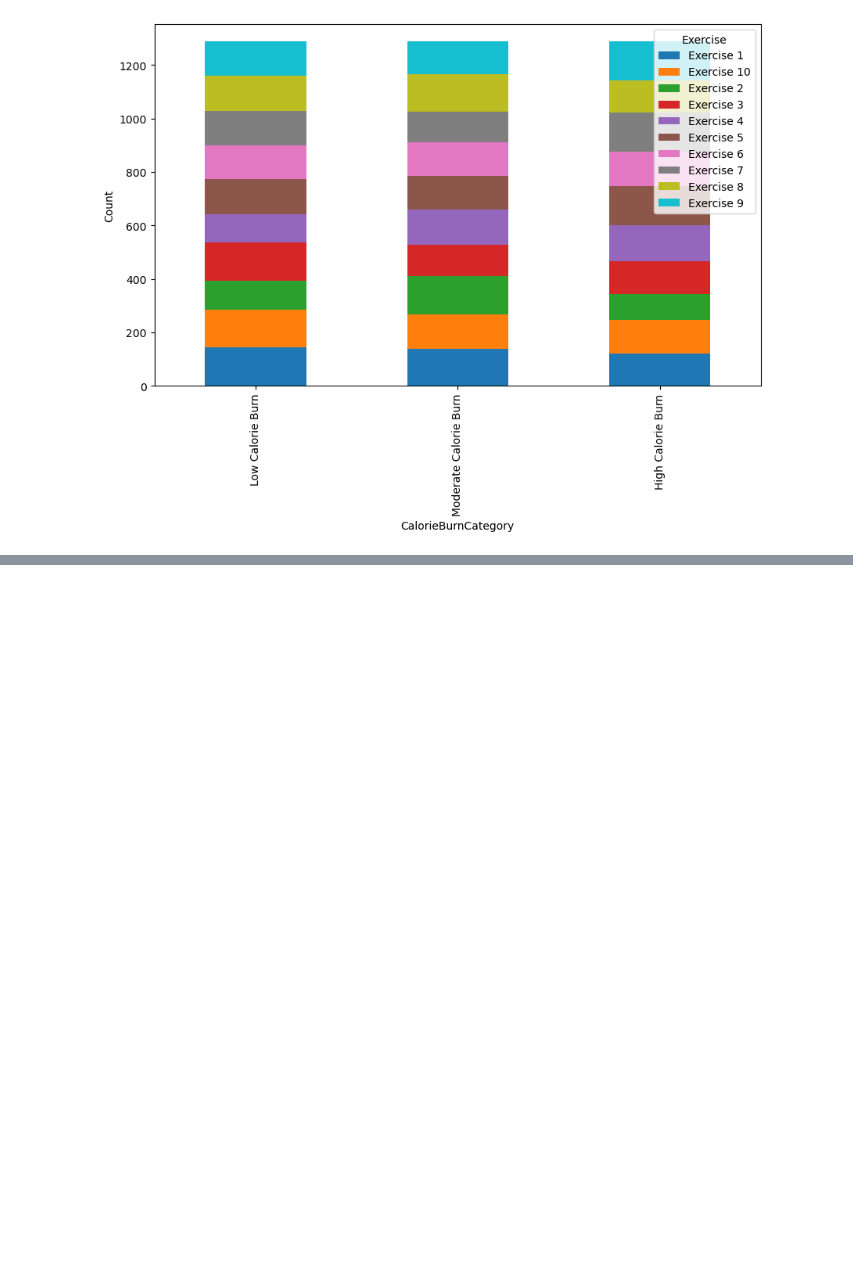
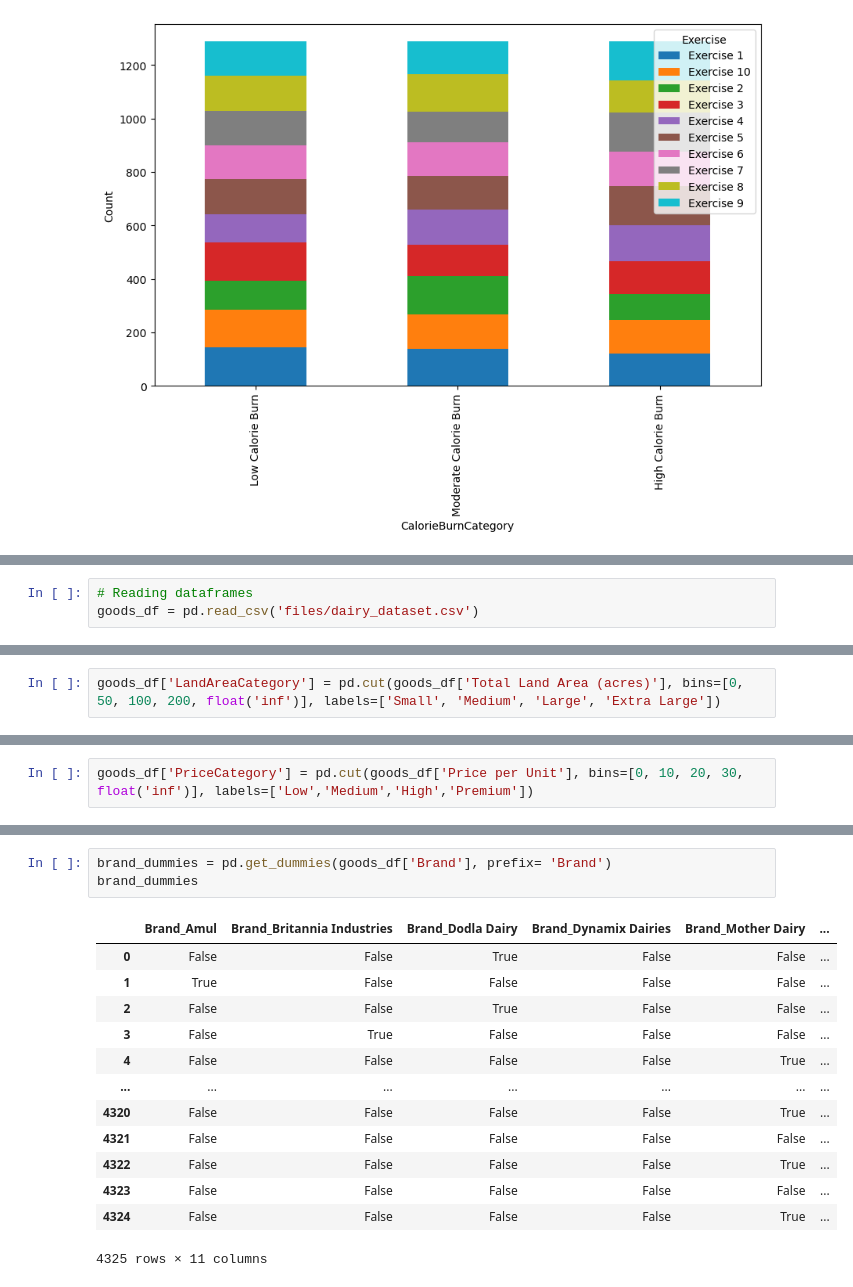
Before and after one commit to DVadeus/Data-Analysis, a Jupyter notebook: 4 Data Wrangling with Pandas.ipynb, the cells around one changed output, grey strips where cells are left out. Cells and saved outputs as stored; diff of their text form; blank space fills up the shorter version.

```diff
--- a/4 Data Wrangling with Pandas.ipynb
+++ b/4 Data Wrangling with Pandas.ipynb
@@ -2842,0 +2864,3 @@ calories_exercises_count_char = exercises_count_data.plot(kind ='bar', stacked =
+# %%
+# Reading dataframes
+goods_df = pd.read_csv('files/dairy_dataset.csv')
@@ -2842,0 +2939,2 @@ calories_exercises_count_char = exercises_count_data.plot(kind ='bar', stacked =
+# %%
+goods_df['LandAreaCategory'] = pd.cut(goods_df['Total Land Area (acres)'], bins=[0, 50, 100, 200, float('inf')], labels=['Small', 'Medium', 'Large', 'Extra Large'])
@@ -2842,0 +2954,2 @@ calories_exercises_count_char = exercises_count_data.plot(kind ='bar', stacked =
+# %%
+goods_df['PriceCategory'] = pd.cut(goods_df['Price per Unit'], bins=[0, 10, 20, 30, float('inf')], labels=['Low','Medium','High','Premium'])
@@ -2842,0 +2962,17 @@ calories_exercises_count_char = exercises_count_data.plot(kind ='bar', stacked =
+# %%
+brand_dummies = pd.get_dummies(goods_df['Brand'], prefix= 'Brand')
+brand_dummies
+# %% [output]
+|  | Brand_Amul | Brand_Britannia Industries | Brand_Dodla Dairy | Brand_Dynamix Dairies | Brand_Mother Dairy | ... |
+| 0 | False | False | True | False | False | ... |
+| 1 | True | False | False | False | False | ... |
+| 2 | False | False | True | False | False | ... |
+| 3 | False | True | False | False | False | ... |
+| 4 | False | False | False | False | True | ... |
+| ... | ... | ... | ... | ... | ... | ... |
+| 4320 | False | False | False | False | True | ... |
+| 4321 | False | False | False | False | False | ... |
+| 4322 | False | False | False | False | True | ... |
+| 4323 | False | False | False | False | False | ... |
+| 4324 | False | False | False | False | True | ... |
+4325 rows × 11 columns
```
Also changed, not shown: parts of 35 cells of this notebook, 1 other file.
